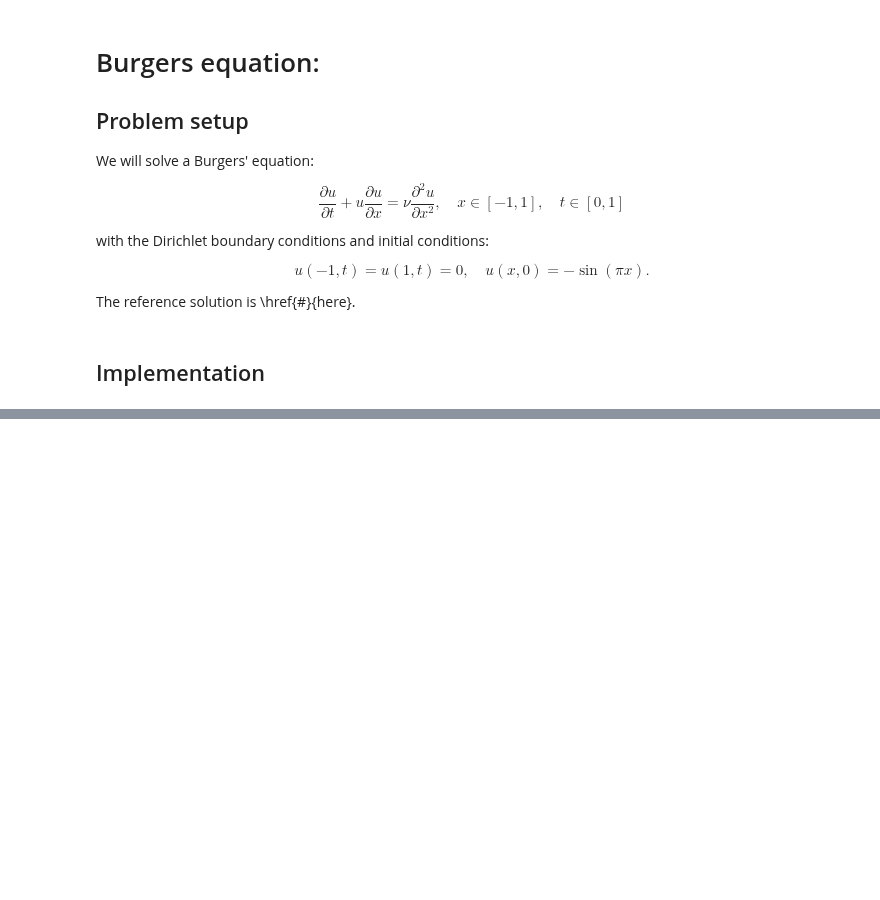
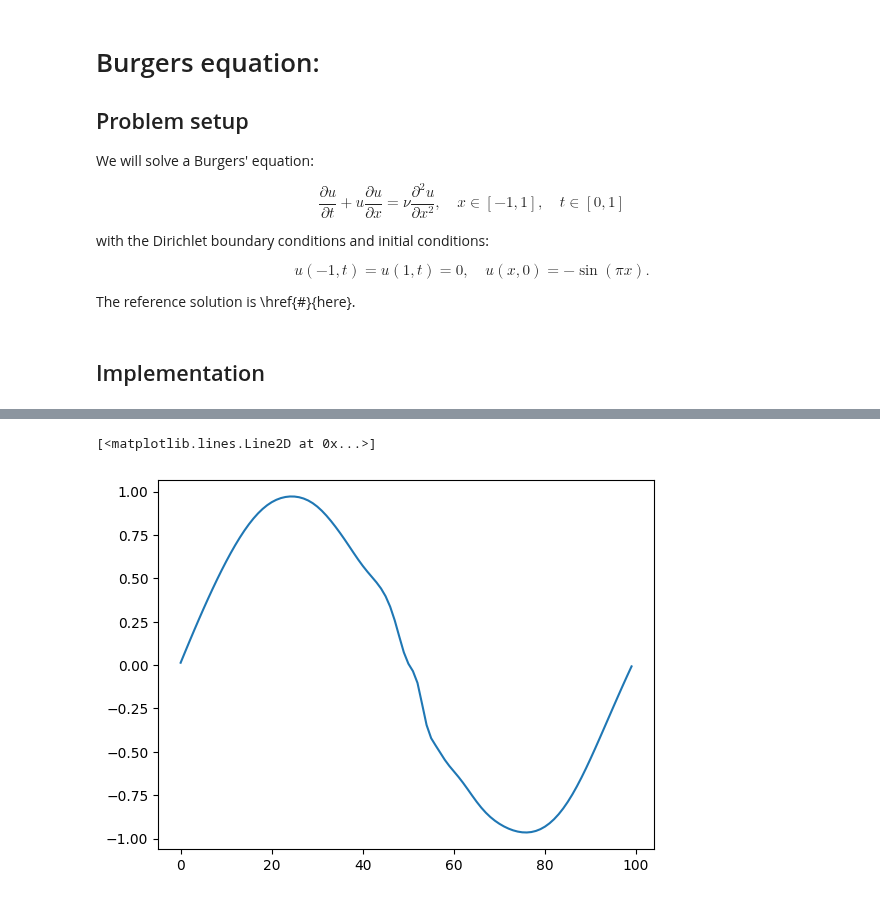
Before and after one commit to aderdouri/PINNs, a Jupyter notebook: burgers_equation.ipynb, the cells around one changed output, grey strips where cells are left out. Cells and saved outputs as stored; diff of their text form; code cells hidden in the pictures; blank space fills up the shorter version.

```diff
--- a/burgers_equation.ipynb
+++ b/burgers_equation.ipynb
@@ -140,0 +186,5 @@ plt.show()
+# %%
+plt.plot(u_pred[:,0])
+# %% [output]
+[<matplotlib.lines.Line2D at 0x...>]
+[figure, added]
```
Also changed, not shown: parts of 10 cells of this notebook.
